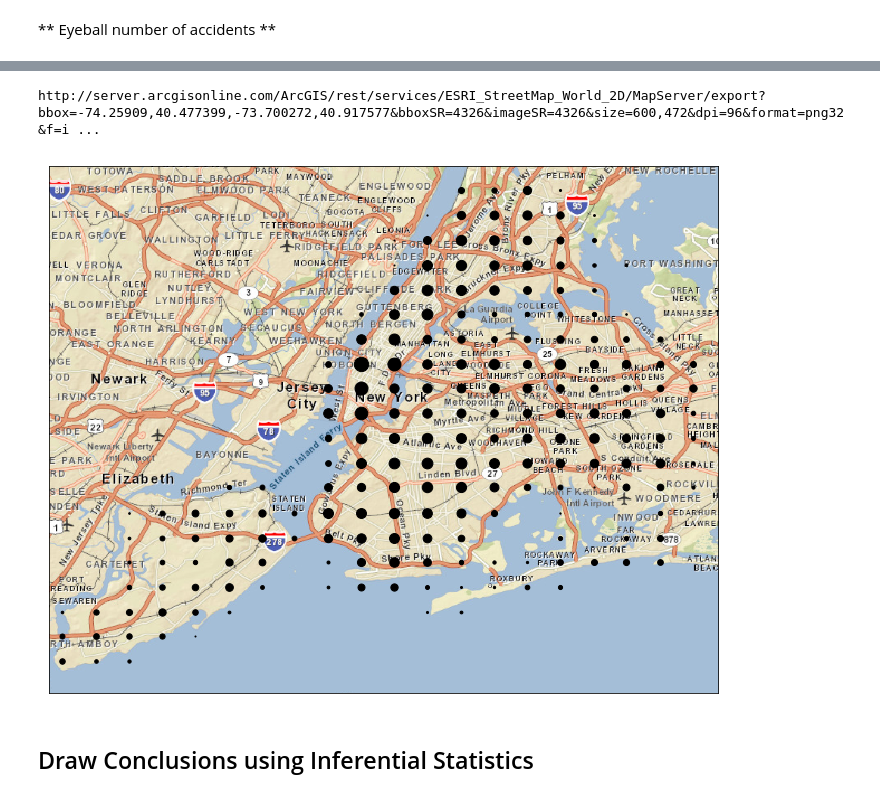
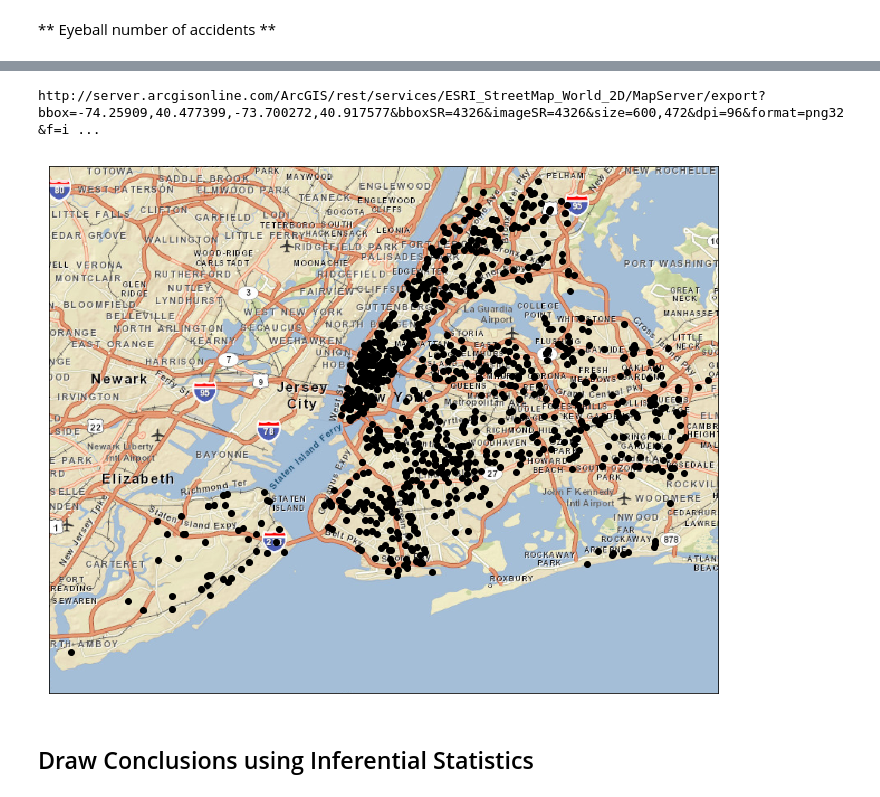
Before and after one commit to udacity/sapient-webinar, a Jupyter notebook: collisions.ipynb, the cells around one changed output, grey strips where cells are left out. Saved outputs shown, nothing was run; the diff lists cells and outputs as text; code cells hidden in the pictures.

Commit message:
Switch to using sampled coordinates.

```diff
--- a/collisions.ipynb
+++ b/collisions.ipynb
@@ -308,17 +302,15 @@ uniq_binned_lats  = binned_lats.unique()
 # %%
+x = data[['LATITUDE','LONGITUDE']].sample(1000)
 plt.figure(figsize=(12, 12))
 m = Basemap(projection='cyl', resolution='c', llcrnrlon=-74.259090, llcrnrlat=40.477399, urcrnrlon=-73.700272, urcrnrlat=40.917577, area_thresh=0.01)
 m.arcgisimage(service='ESRI_StreetMap_World_2D', xpixels=600, verbose=True)
-for long in uniq_binned_longs:
-    for lat in uniq_binned_lats:
-        count = ((binned_longs == long) & (binned_lats == lat)).sum()
-        if count > 0:
-            x,y = m(long,lat)
-            m.plot(x,y,'ko',markersize=np.power(count,0.25))
+for lat,long in x.values:
+    x,y = m(long,lat)
+    m.plot(x,y,'ko')
 plt.show()
 # %% [output]
 http://server.arcgisonline.com/ArcGIS/rest/services/ESRI_StreetMap_World_2D/MapServer/export?bbox=-74.25909,40.477399,-73.700272,40.917577&bboxSR=4326&imageSR=4326&size=600,472&dpi=96&format=png32&f=i ...
-[figure, old version]
+[figure, new version]
 # %% [markdown]
 ## Draw Conclusions using Inferential Statistics
 # %% [markdown]
```
Also changed, not shown: parts of 15 cells of this notebook.
